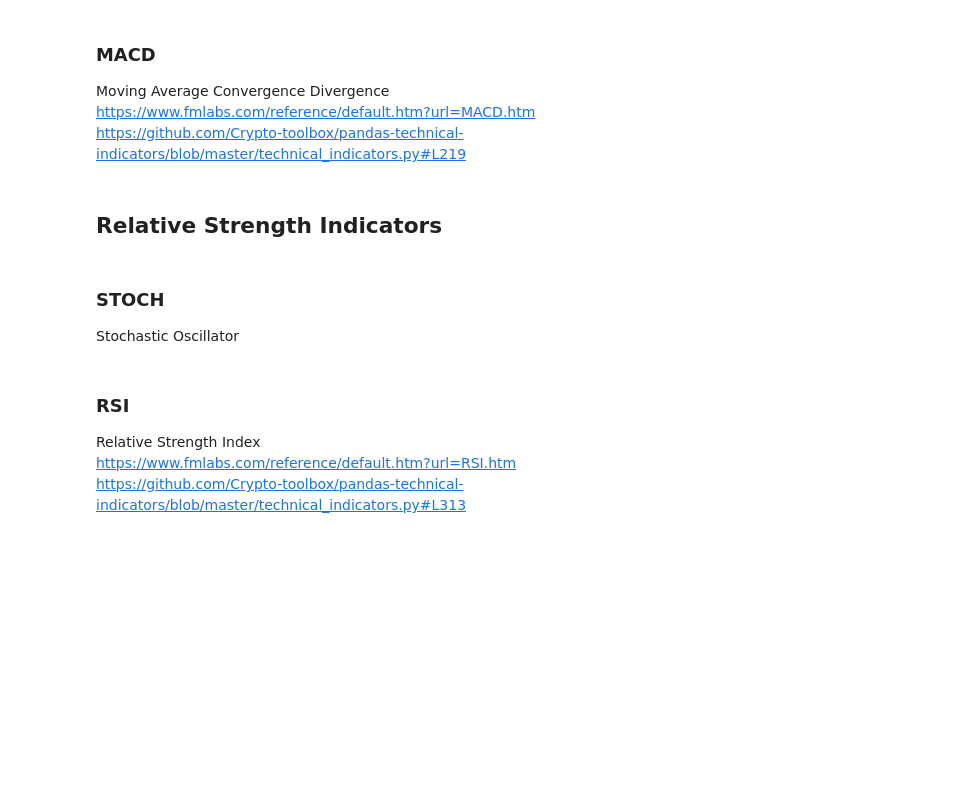
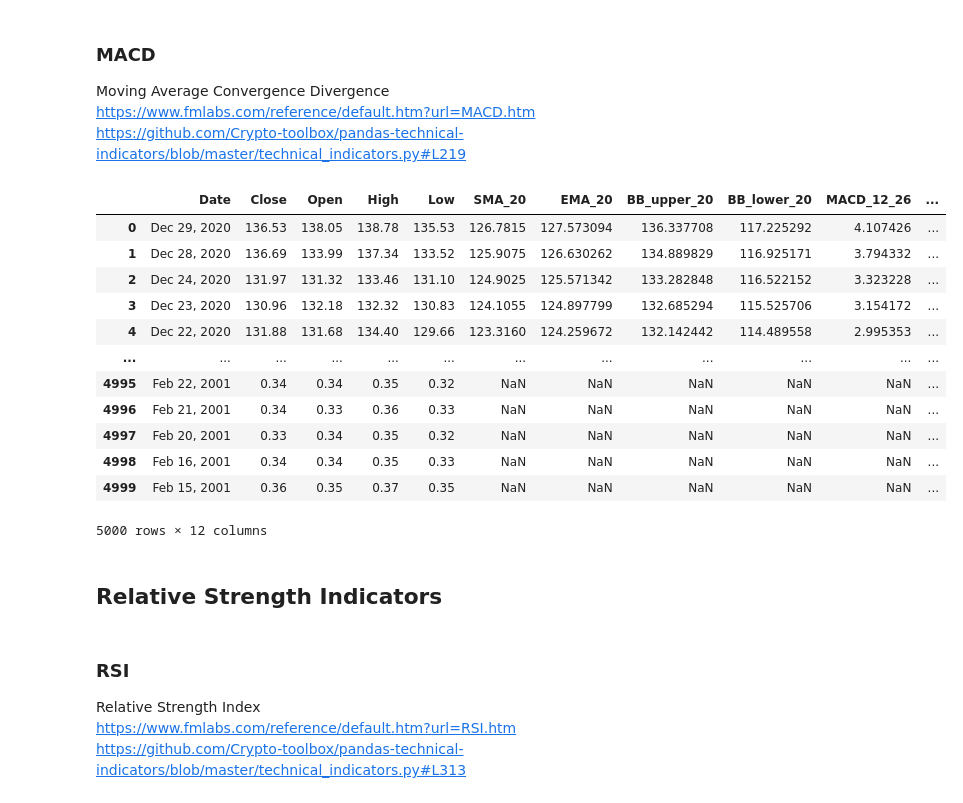
Before and after one commit to ptquan-hcmus/StockPricePredict, a Jupyter notebook: Crawl_price_and_calculate_indicator.ipynb, the cells around one changed output. Saved outputs shown, nothing was run; the diff lists cells and outputs as text; code cells hidden in the pictures; blank space fills up the shorter version.

```diff
--- a/Crawl_price_and_calculate_indicator.ipynb
+++ b/Crawl_price_and_calculate_indicator.ipynb
@@ -219,0 +181,3 @@ aapl_df
+# %%
+aapl_df = exponential_moving_average(aapl_df, 20)
+aapl_df
@@ -223,0 +205,13 @@ aapl_df
+# %%
+def bollinger_bands(df, time_period=20, n_std=2):
+    indexer = pd.api.indexers.FixedForwardWindowIndexer(window_size=time_period)
+    rolling_mean = df['Close'].rolling(window=indexer, min_periods=time_period).mean()
+    rolling_std  = df['Close'].rolling(window=indexer, min_periods=time_period).std()
+    upper_band = rolling_mean + (rolling_std*n_std)
+    lower_band = rolling_mean - (rolling_std*n_std)
+    df['BB_upper_' + str(time_period)] = upper_band
+    df['BB_lower_' + str(time_period)] = lower_band
+    return df
+# %%
+aapl_df = bollinger_bands(aapl_df, 20, 2)
+aapl_df
@@ -236,11 +244,42 @@ OBV cần thông tin volume nữa
 Moving Average Convergence Divergence
 https://www.fmlabs.com/reference/default.htm?url=MACD.htm
 https://github.com/Crypto-toolbox/pandas-technical-indicators/blob/master/technical_indicators.py#L219
+# %%
+def macd(df, n_fast, n_slow):
+    """Calculate MACD, MACD Signal and MACD difference
+    :param df: pandas.DataFrame
+    :param n_fast:
+    :param n_slow:
+    :return: pandas.DataFrame
+    """
+    EMAfast = df['Close'].iloc[::-1].ewm(span=n_fast, min_periods=n_fast, adjust=False).mean().iloc[::-1]
+    EMAslow = df['Close'].iloc[::-1].ewm(span=n_slow, min_periods=n_slow, adjust=False).mean().iloc[::-1]
+    MACD = EMAfast - EMAslow
+    MACDsign = MACD.iloc[::-1].ewm(span=9, min_periods=9, adjust=False).mean().iloc[::-1]
+    MACDdiff = MACD - MACDsign
+    df['MACD_' + str(n_fast) + '_' + str(n_slow)] = MACD
+    df['MACDsign_' + str(n_fast) + '_' + str(n_slow)] = MACDsign
+    df['MACDdiff_' + str(n_fast) + '_' + str(n_slow)] = MACDdiff
+    return df
+# %%
+aapl_df = macd(aapl_df, 12, 26)
+aapl_df
+# %% [output]
+|  | Date | Close | Open | High | Low | SMA_20 | EMA_20 | BB_upper_20 | BB_lower_20 | MACD_12_26 | ... |
+| 0 | Dec 29, 2020 | 136.53 | 138.05 | 138.78 | 135.53 | 126.7815 | 127.573094 | 136.337708 | 117.225292 | 4.107426 | ... |
+| 1 | Dec 28, 2020 | 136.69 | 133.99 | 137.34 | 133.52 | 125.9075 | 126.630262 | 134.889829 | 116.925171 | 3.794332 | ... |
+| 2 | Dec 24, 2020 | 131.97 | 131.32 | 133.46 | 131.10 | 124.9025 | 125.571342 | 133.282848 | 116.522152 | 3.323228 | ... |
+| 3 | Dec 23, 2020 | 130.96 | 132.18 | 132.32 | 130.83 | 124.1055 | 124.897799 | 132.685294 | 115.525706 | 3.154172 | ... |
+| 4 | Dec 22, 2020 | 131.88 | 131.68 | 134.40 | 129.66 | 123.3160 | 124.259672 | 132.142442 | 114.489558 | 2.995353 | ... |
+| ... | ... | ... | ... | ... | ... | ... | ... | ... | ... | ... | ... |
+| 4995 | Feb 22, 2001 | 0.34 | 0.34 | 0.35 | 0.32 | NaN | NaN | NaN | NaN | NaN | ... |
+| 4996 | Feb 21, 2001 | 0.34 | 0.33 | 0.36 | 0.33 | NaN | NaN | NaN | NaN | NaN | ... |
+| 4997 | Feb 20, 2001 | 0.33 | 0.34 | 0.35 | 0.32 | NaN | NaN | NaN | NaN | NaN | ... |
+| 4998 | Feb 16, 2001 | 0.34 | 0.34 | 0.35 | 0.33 | NaN | NaN | NaN | NaN | NaN | ... |
+| 4999 | Feb 15, 2001 | 0.36 | 0.35 | 0.37 | 0.35 | NaN | NaN | NaN | NaN | NaN | ... |
+5000 rows × 12 columns
 # %% [markdown]
 ## Relative Strength Indicators
-# %% [markdown]
-### STOCH
-Stochastic Oscillator
 # %% [markdown]
 ### RSI
 Relative Strength Index
```
Also changed, not shown: parts of 23 cells of this notebook.
